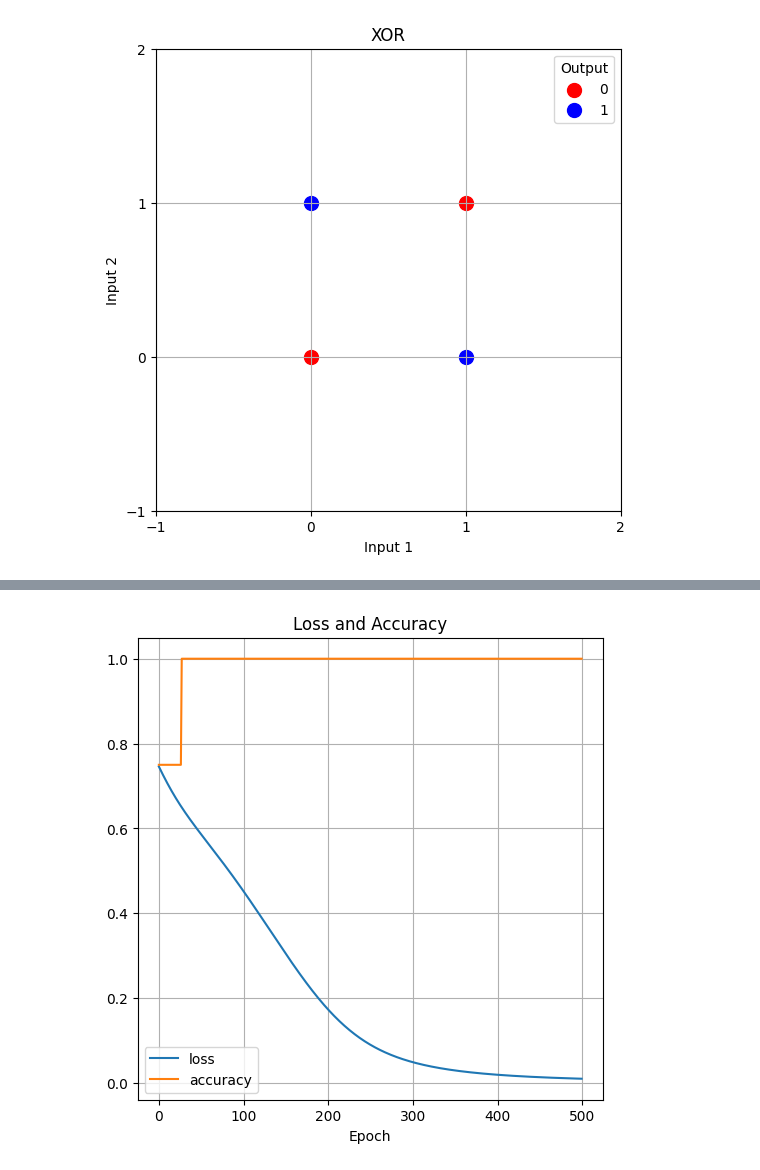
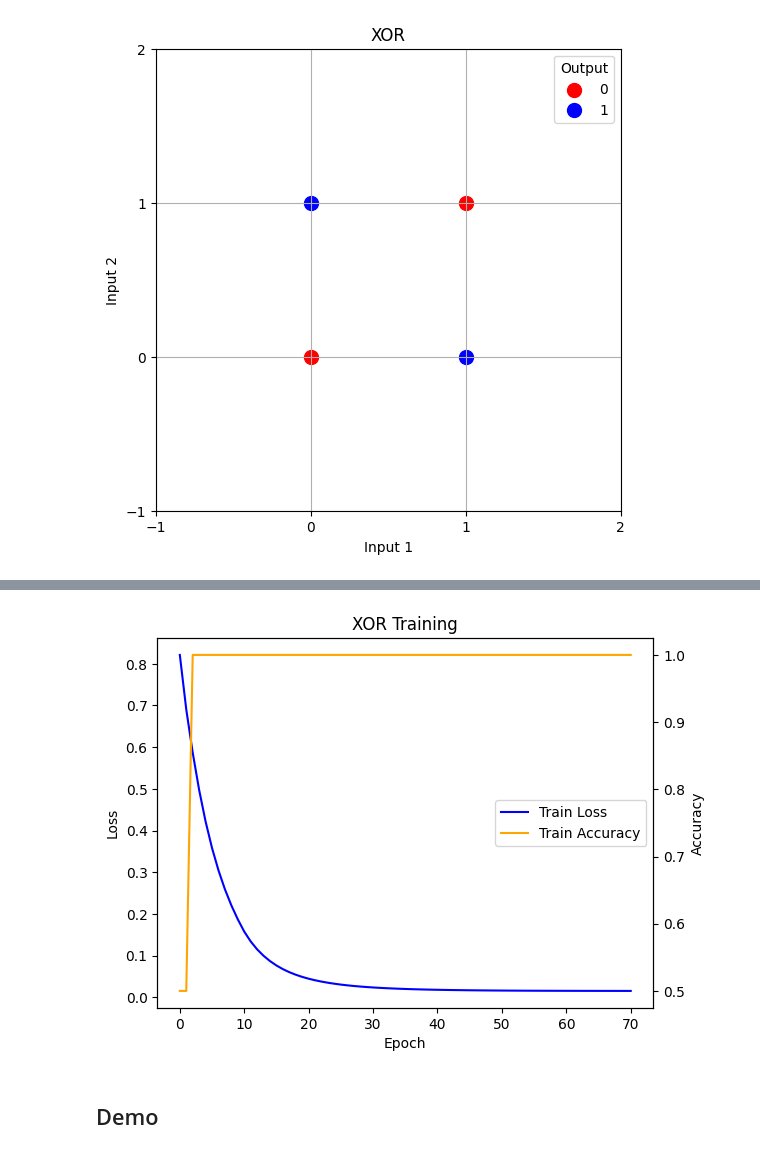
Before and after one commit to adamelliotfields/lab, a Jupyter notebook: files/tf/xor.ipynb, the cells around one changed output, grey strips where cells are left out. Drawn from its saved outputs; the diff is of its cells as text; code cells hidden in the pictures.

```diff
--- a/files/tf/xor.ipynb
+++ b/files/tf/xor.ipynb
@@ -109,12 +143,36 @@ Epoch 500/500: loss=0.0103, accuracy=1.0000
-# %%
-# plot loss and accuracy
-plt.figure(figsize=(6, 6))
-plt.plot(history.history["loss"], label="loss")
-plt.plot(history.history["accuracy"], label="accuracy")
-plt.xlabel("Epoch")
-plt.title("Loss and Accuracy")
-plt.grid(True)
-plt.legend()
-plt.show()
-# %% [output]
-[figure, removed]
+# %%
+_, ax1 = plt.subplots()
+
+# loss
+ax1.set_ylabel("Loss")
+ax1.set_xlabel("Epoch")
+sns.lineplot(
+    history.history["loss"],
+    ax=ax1,
+    label="Train Loss",
+    color="blue",
+    dashes=False,
+    legend=False,
+)
+
+# accuracy
+ax2 = ax1.twinx()
+ax2.set_ylabel("Accuracy")
+sns.lineplot(
+    history.history["accuracy"],
+    ax=ax2,
+    label="Train Accuracy",
+    color="orange",
+    dashes=False,
+    legend=False,
+)
+
+# combine legends
+lines1, labels1 = ax1.get_legend_handles_labels()
+lines2, labels2 = ax2.get_legend_handles_labels()
+ax2.legend(lines1 + lines2, labels1 + labels2, loc="center right")
+plt.title("XOR Training");
+# %% [output]
+[figure, added]
+# %% [markdown]
+## Demo
```
Also changed, not shown: parts of 6 cells of this notebook.
